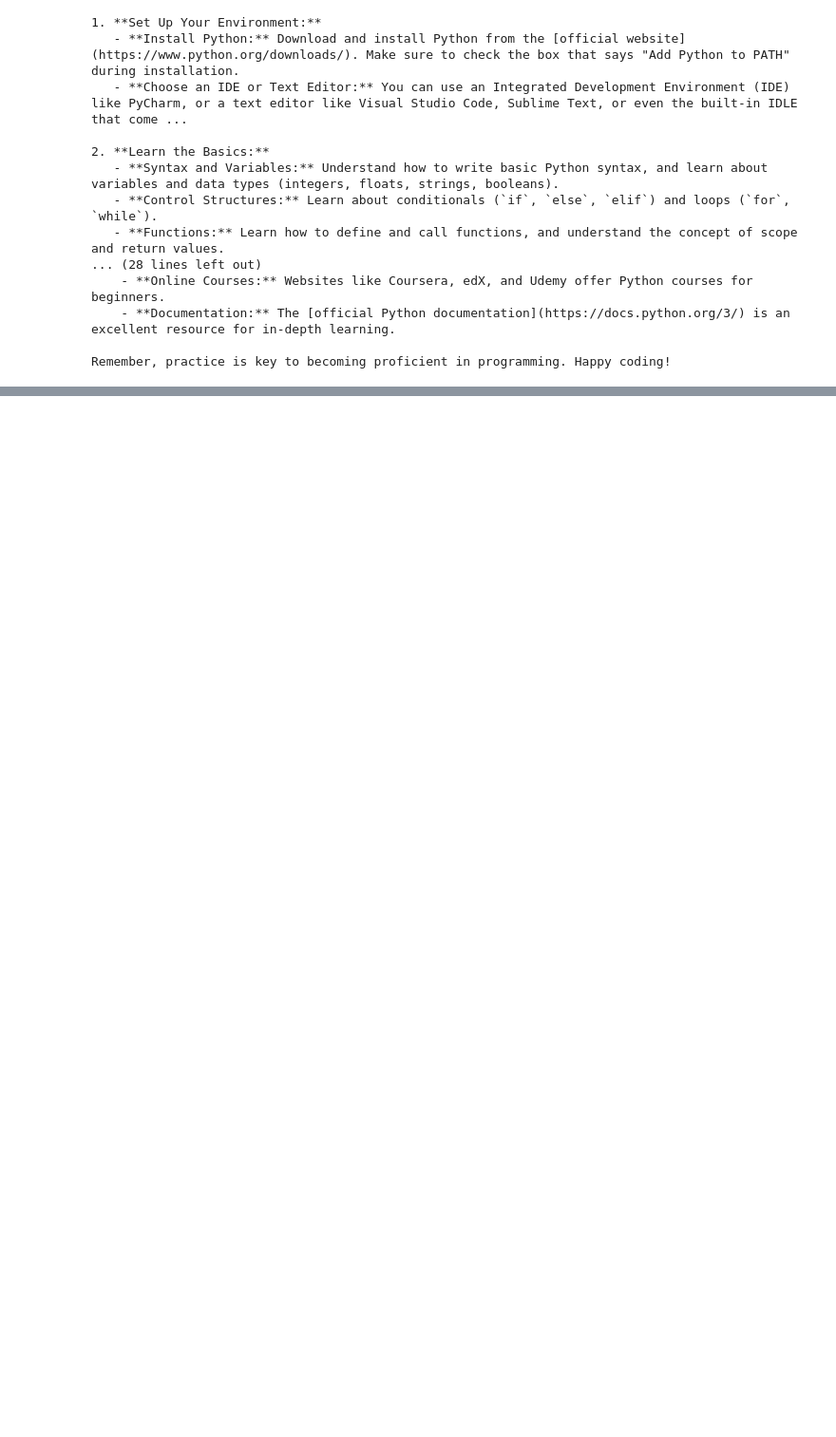
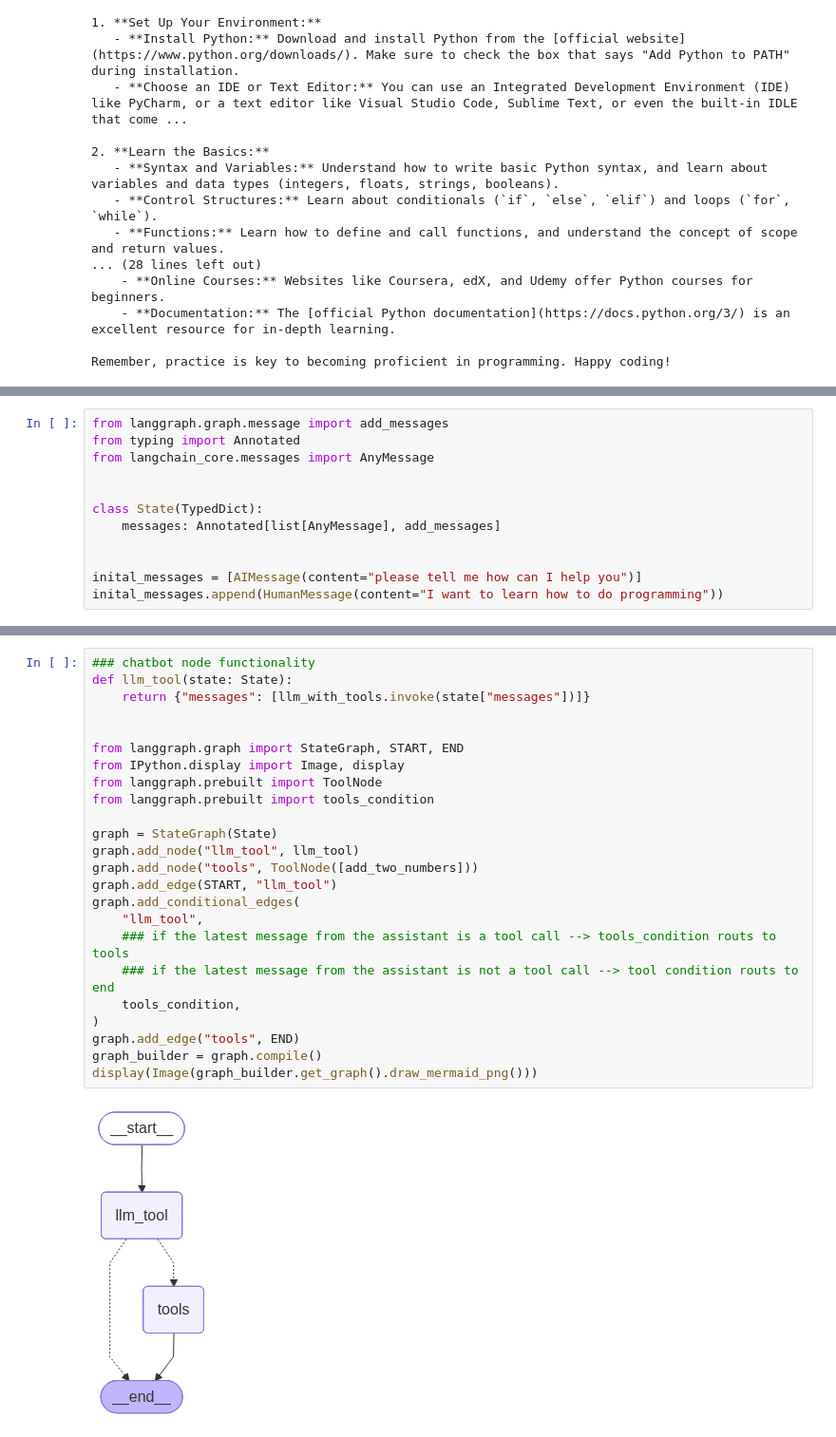
Before and after one commit to BimanCSE/MyDay2DayLearning, a Jupyter notebook: langgraph/langgraph_tutorial.ipynb, the cells around one changed output, grey strips where cells are left out. Shown at 95% size. Saved outputs shown, nothing was run; the diff lists cells and outputs as text; blank space fills up the shorter version.

Commit message:
langgraph Learning : basic agent, agent with memory

```diff
--- a/langgraph/langgraph_tutorial.ipynb
+++ b/langgraph/langgraph_tutorial.ipynb
@@ -425,0 +452,12 @@ Remember, practice is key to becoming proficient in programming. Happy coding!
+# %%
+from langgraph.graph.message import add_messages
+from typing import Annotated
+from langchain_core.messages import AnyMessage
+
+
+class State(TypedDict):
+    messages: Annotated[list[AnyMessage], add_messages]
+
+
+inital_messages = [AIMessage(content="please tell me how can I help you")]
+inital_messages.append(HumanMessage(content="I want to learn how to do programming"))
@@ -425,0 +471,26 @@ Remember, practice is key to becoming proficient in programming. Happy coding!
+# %%
+### chatbot node functionality
+def llm_tool(state: State):
+    return {"messages": [llm_with_tools.invoke(state["messages"])]}
+
+
+from langgraph.graph import StateGraph, START, END
+from IPython.display import Image, display
+from langgraph.prebuilt import ToolNode
+from langgraph.prebuilt import tools_condition
+
+graph = StateGraph(State)
+graph.add_node("llm_tool", llm_tool)
+graph.add_node("tools", ToolNode([add_two_numbers]))
+graph.add_edge(START, "llm_tool")
+graph.add_conditional_edges(
+    "llm_tool",
+    ### if the latest message from the assistant is a tool call --> tools_condition routs to tools
+    ### if the latest message from the assistant is not a tool call --> tool condition routs to end
+    tools_condition,
+)
+graph.add_edge("tools", END)
+graph_builder = graph.compile()
+display(Image(graph_builder.get_graph().draw_mermaid_png()))
+# %% [output]
+[figure, added]
```
Also changed, not shown: parts of 33 cells of this notebook, 1 other file.
